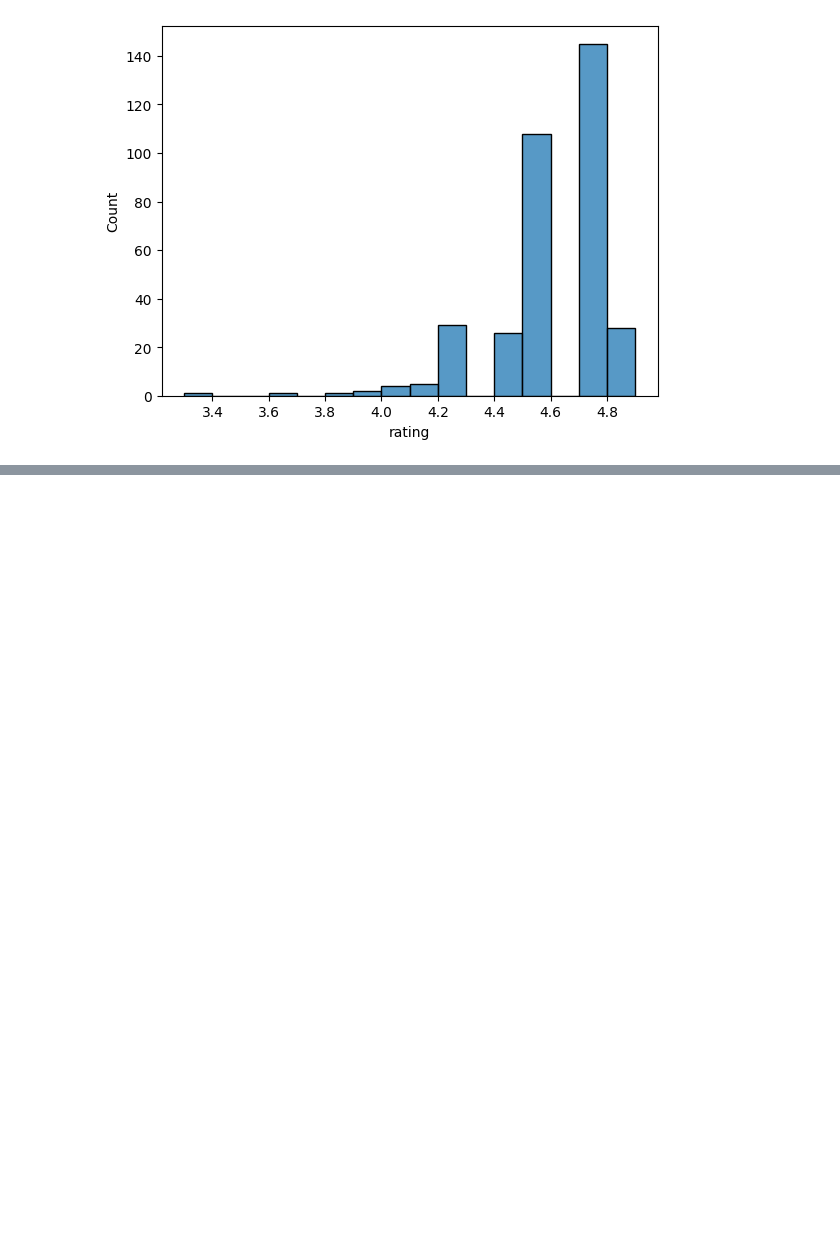
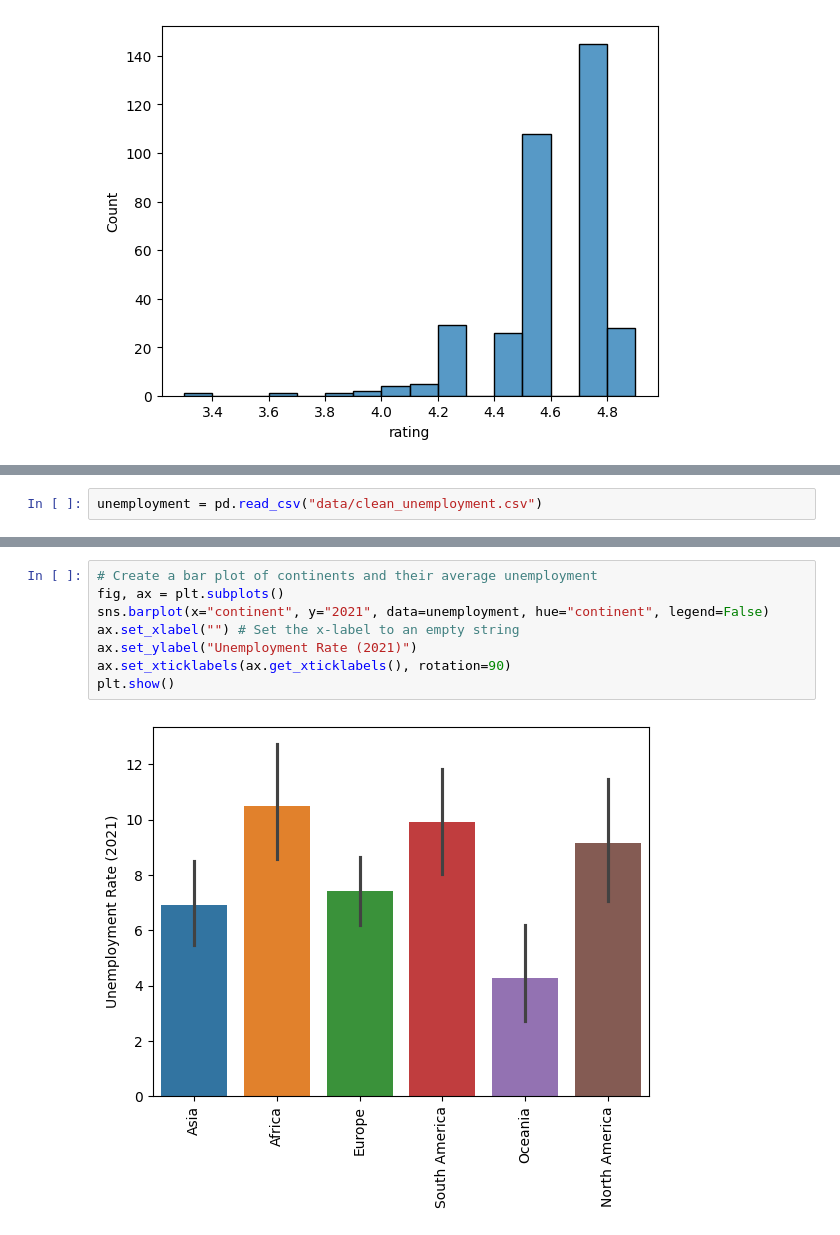
Before and after one commit to jhlopesalves/data-science-notebooks, a Jupyter notebook: Python/Exploratory Data Analysis/exploratory_data_analysis.ipynb, the cells around one changed output, grey strips where cells are left out. Drawn from its saved outputs; the diff is of its cells as text; blank space fills up the shorter version.

```diff
--- a/Python/Exploratory Data Analysis/exploratory_data_analysis.ipynb
+++ b/Python/Exploratory Data Analysis/exploratory_data_analysis.ipynb
@@ -46,0 +85,2 @@ plt.show()
+# %%
+unemployment = pd.read_csv("data/clean_unemployment.csv")
@@ -46,0 +132,10 @@ plt.show()
+# %%
+# Create a bar plot of continents and their average unemployment
+fig, ax = plt.subplots()
+sns.barplot(x="continent", y="2021", data=unemployment, hue="continent", legend=False)
+ax.set_xlabel("") # Set the x-label to an empty string
+ax.set_ylabel("Unemployment Rate (2021)")
+ax.set_xticklabels(ax.get_xticklabels(), rotation=90)
+plt.show()
+# %% [output]
+[figure, added]
```
Also changed, not shown: parts of 16 cells of this notebook.
